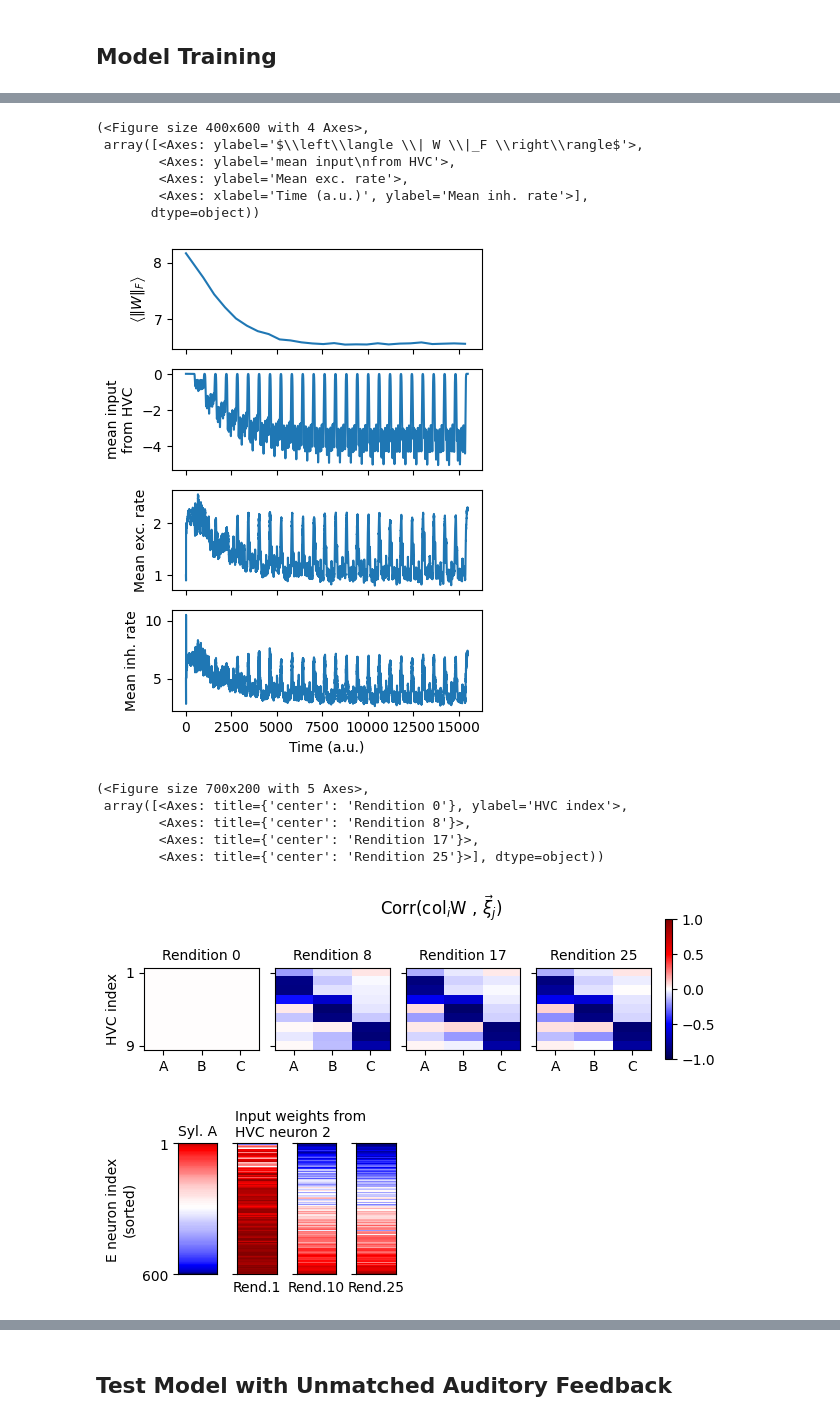
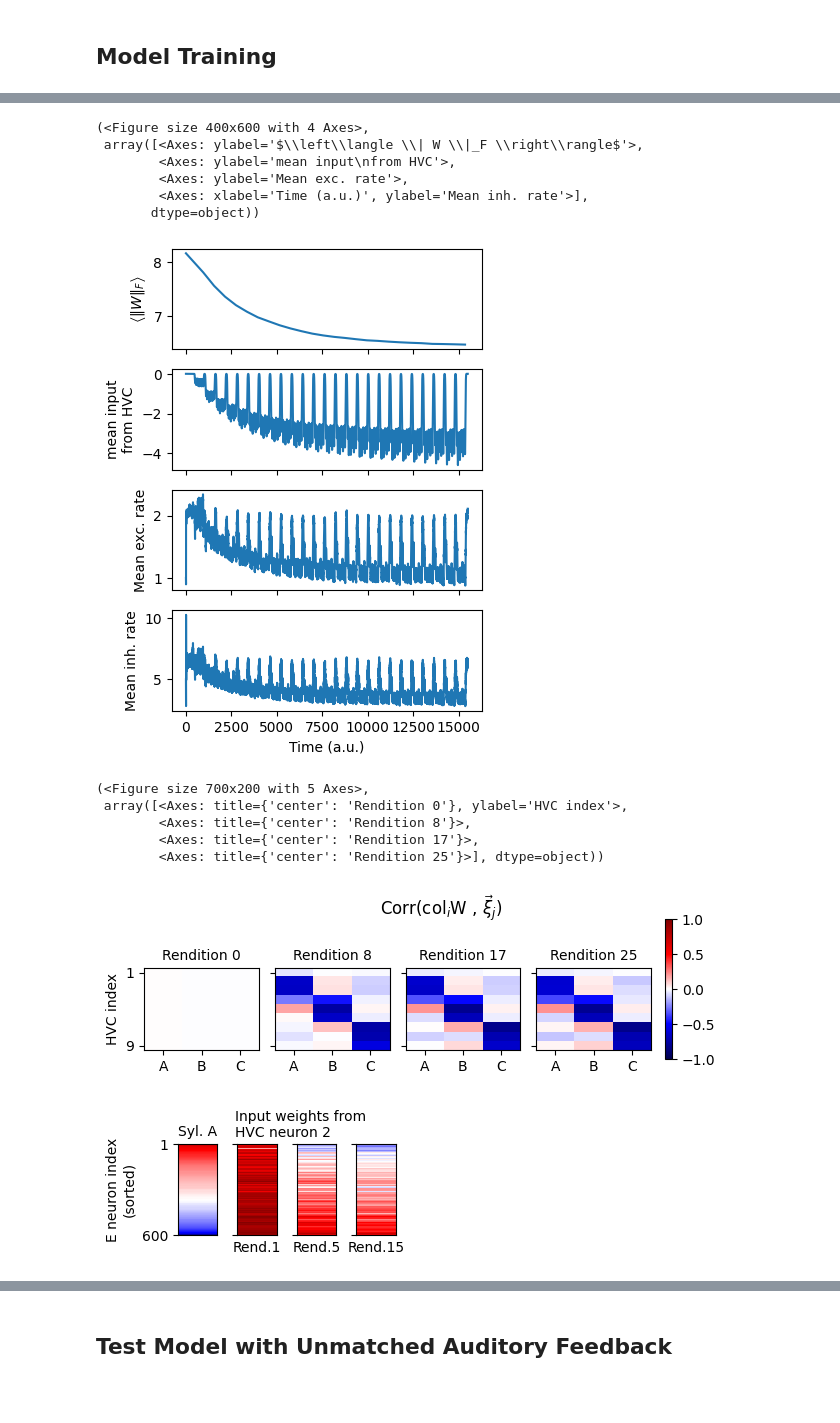
Before and after one commit to gongziyida/vocal-error-network, a Jupyter notebook: EI.ipynb, the cells around one changed output, grey strips where cells are left out. Drawn from its saved outputs; the diff is of its cells as text; code cells hidden in the pictures; blank space fills up the shorter version.

```diff
--- a/EI.ipynb
+++ b/EI.ipynb
@@ -21,7 +21,15 @@ T_burn = 500 # Burning
 T = T_burn + N_rend * T_rend # Total
 # %%
 # Syllables and time stamps
-syl = rng.normal(1, 3, size=(N_syl, NE))#.clip(min=0)
+# syl = rng.normal(1, 3, size=(N_syl, NE))#.clip(min=0)
+syl_cov = np.zeros((NE,NE))
+K = 1
+for i in range(NE//K):
+    syl_cov[K*i:K*(i+1),K*i:K*(i+1)] = 2.5
+syl_cov[np.arange(NE),np.arange(NE)] = 3
+plt.imshow(syl_cov)
+syl = rng.multivariate_normal(np.ones(NE), syl_cov, size=N_syl)
+print(syl.shape)
 tsyl_start, tsyl_end, burst_ts = generate_syl_time(T, T_burn, T_rend, N_syl, N_HVC)
 save_W_ts = np.round(tsyl_end[-1]).astype(int)
 # burst_ts -= 20
@@ -67,7 +88,7 @@ def bilin_hebb(net, aiv, hvc, lr, w0_mean, tauW):
 rE0 = rng.normal(loc=1, scale=0.5, size=NE).clip(min=0)
 rI0 = rng.normal(loc=5, scale=0.5, size=NI).clip(min=0)
 _ = net.sim(rE0, rI0, rH, aud, save_W_ts, T, dt, 1, bilin_hebb,
-            lr=-1e-1, w0_mean=w0_mean, tauW=1e5)
+            lr=-8e-2, w0_mean=w0_mean, tauW=1e5)
 rE, rI, Ws, mean_HVC_input, hE = _
 # %%
 plot_train_stats(Ws, rE, mean_HVC_input, save_W_ts, rI)
@@ -78,7 +99,7 @@ plot_train_stats(Ws, rE, mean_HVC_input, save_W_ts, rI)
         <Axes: ylabel='Mean exc. rate'>,
         <Axes: xlabel='Time (a.u.)', ylabel='Mean inh. rate'>],
        dtype=object))
-[figure, old version]
+[figure, new version]
 # %%
 W_syl_corrs = [correlation(_.T, syl, dim=2) for _ in Ws]
 # %%
@@ -89,11 +110,12 @@ plot_wcol_corr(W_syl_corrs, (1, 4), (7, 2))
         <Axes: title={'center': 'Rendition 8'}>,
         <Axes: title={'center': 'Rendition 17'}>,
         <Axes: title={'center': 'Rendition 25'}>], dtype=object))
-[figure, old version]
+[figure, new version]
 # %%
-fig, ax = plot_example_colW_syl(Ws, syl[0], 1, [1, 10, len(Ws)-1])
+fig, ax = plot_example_colW_syl(Ws, syl[0], 1, [1, 5, 15])
+fig.savefig('weights.svg')
 # %% [output]
-[figure, old version]
+[figure, new version]
 # %%
 plot_train_converge(Ws, W_syl_corrs, save_W_ts, rE, 1)
 # %% [output]
```
Also changed, not shown: parts of 25 cells of this notebook, 18 other files.
